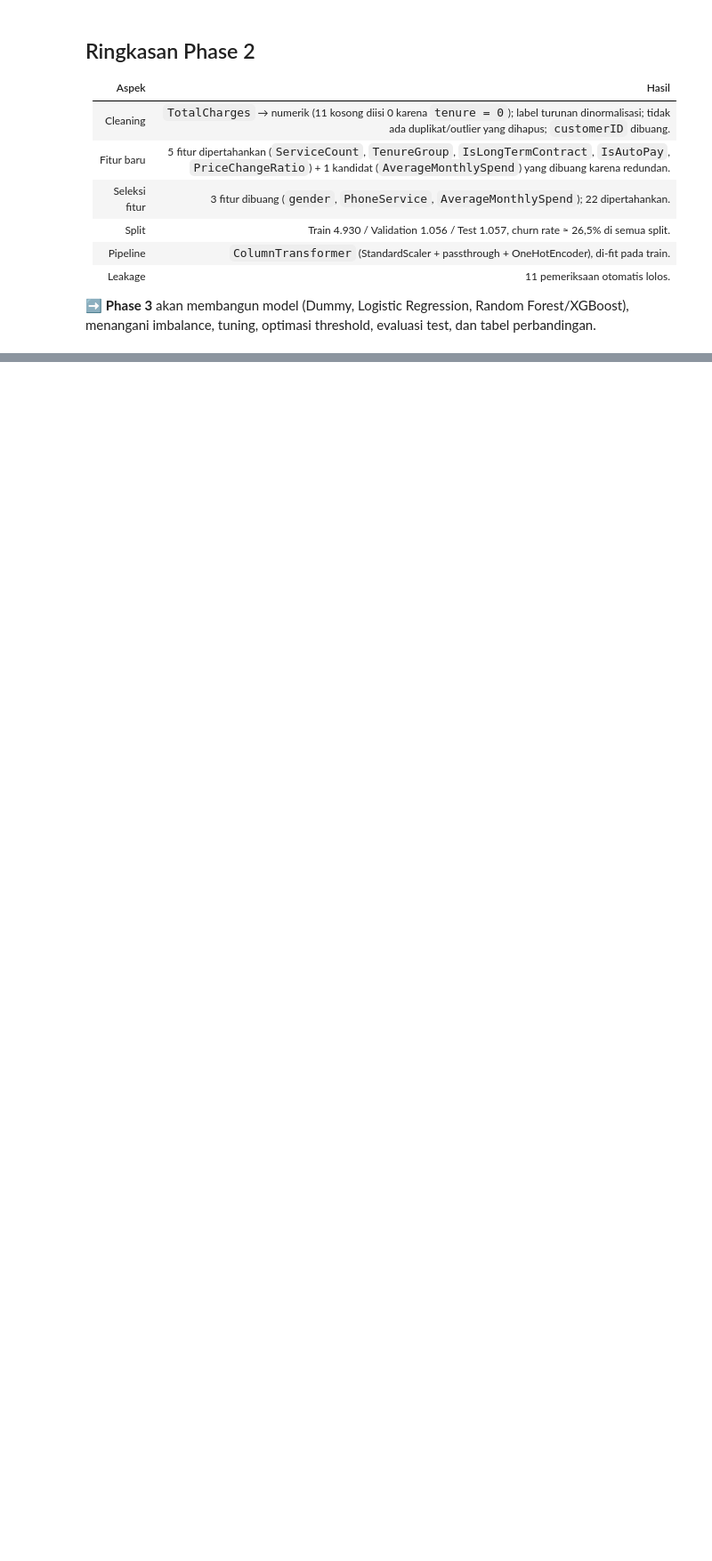
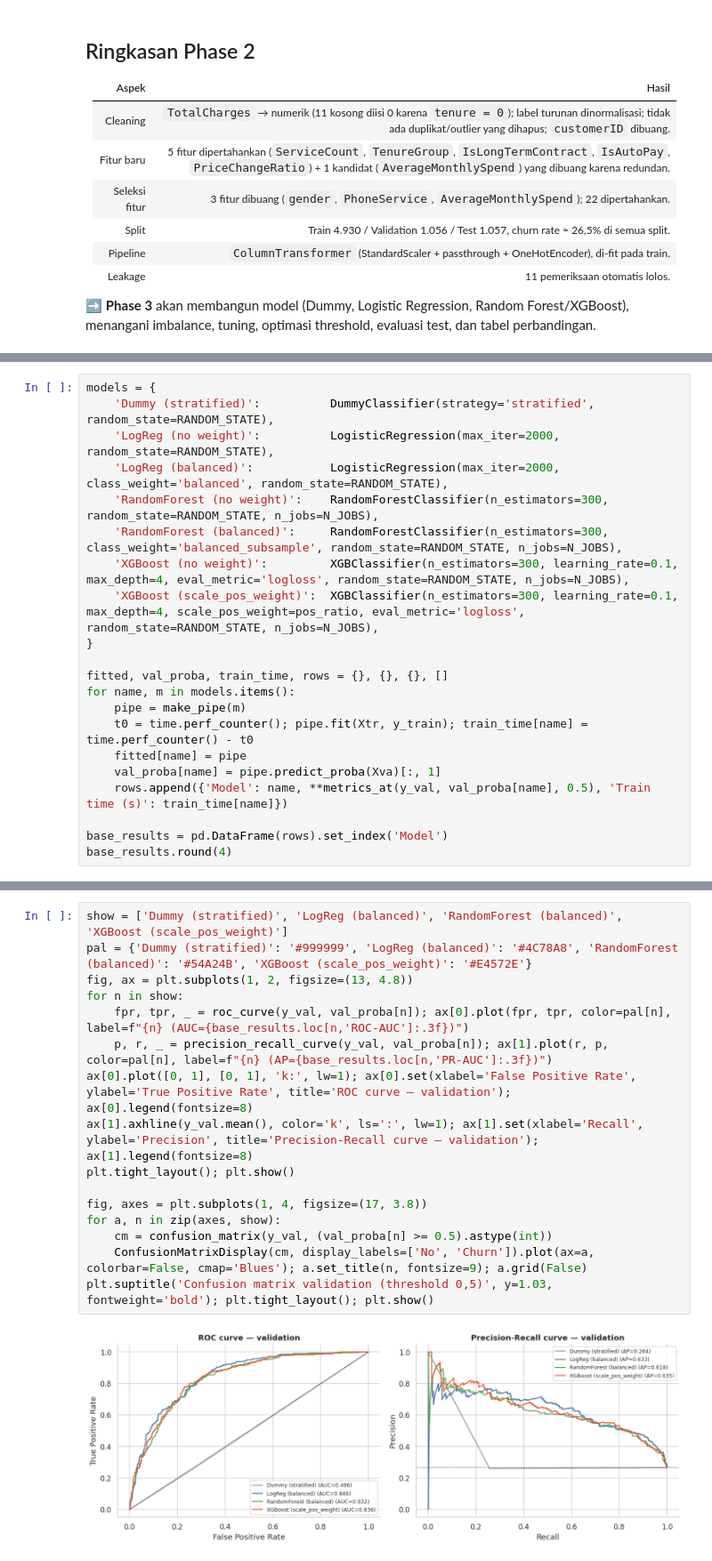
Before and after one commit to arielsharonferdinandus/Telco_Customer_Churn_Prediction, a Jupyter notebook: Telco_Churn_Notebook.ipynb, the cells around one changed output, grey strips where cells are left out. Shown at 89% size. Cells and saved outputs as stored; diff of their text form; blank space fills up the shorter version.

```diff
--- a/Telco_Churn_Notebook.ipynb
+++ b/Telco_Churn_Notebook.ipynb
@@ -835,0 +886,21 @@ Semua pemeriksaan leakage LOLOS.
+# %%
+models = {
+    'Dummy (stratified)':          DummyClassifier(strategy='stratified', random_state=RANDOM_STATE),
+    'LogReg (no weight)':          LogisticRegression(max_iter=2000, random_state=RANDOM_STATE),
+    'LogReg (balanced)':           LogisticRegression(max_iter=2000, class_weight='balanced', random_state=RANDOM_STATE),
+    'RandomForest (no weight)':    RandomForestClassifier(n_estimators=300, random_state=RANDOM_STATE, n_jobs=N_JOBS),
+    'RandomForest (balanced)':     RandomForestClassifier(n_estimators=300, class_weight='balanced_subsample', random_state=RANDOM_STATE, n_jobs=N_JOBS),
+    'XGBoost (no weight)':         XGBClassifier(n_estimators=300, learning_rate=0.1, max_depth=4, eval_metric='logloss', random_state=RANDOM_STATE, n_jobs=N_JOBS),
+    'XGBoost (scale_pos_weight)':  XGBClassifier(n_estimators=300, learning_rate=0.1, max_depth=4, scale_pos_weight=pos_ratio, eval_metric='logloss', random_state=RANDOM_STATE, n_jobs=N_JOBS),
+}
+
+fitted, val_proba, train_time, rows = {}, {}, {}, []
+for name, m in models.items():
+    pipe = make_pipe(m)
+    t0 = time.perf_counter(); pipe.fit(Xtr, y_train); train_time[name] = time.perf_counter() - t0
+    fitted[name] = pipe
+    val_proba[name] = pipe.predict_proba(Xva)[:, 1]
+    rows.append({'Model': name, **metrics_at(y_val, val_proba[name], 0.5), 'Train time (s)': train_time[name]})
+
+base_results = pd.DataFrame(rows).set_index('Model')
+base_results.round(4)
@@ -835,0 +920,18 @@ Semua pemeriksaan leakage LOLOS.
+# %%
+show = ['Dummy (stratified)', 'LogReg (balanced)', 'RandomForest (balanced)', 'XGBoost (scale_pos_weight)']
+pal = {'Dummy (stratified)': '#999999', 'LogReg (balanced)': '#4C78A8', 'RandomForest (balanced)': '#54A24B', 'XGBoost (scale_pos_weight)': '#E4572E'}
+fig, ax = plt.subplots(1, 2, figsize=(13, 4.8))
+for n in show:
+    fpr, tpr, _ = roc_curve(y_val, val_proba[n]); ax[0].plot(fpr, tpr, color=pal[n], label=f"{n} (AUC={base_results.loc[n,'ROC-AUC']:.3f})")
+    p, r, _ = precision_recall_curve(y_val, val_proba[n]); ax[1].plot(r, p, color=pal[n], label=f"{n} (AP={base_results.loc[n,'PR-AUC']:.3f})")
+ax[0].plot([0, 1], [0, 1], 'k:', lw=1); ax[0].set(xlabel='False Positive Rate', ylabel='True Positive Rate', title='ROC curve — validation'); ax[0].legend(fontsize=8)
+ax[1].axhline(y_val.mean(), color='k', ls=':', lw=1); ax[1].set(xlabel='Recall', ylabel='Precision', title='Precision-Recall curve — validation'); ax[1].legend(fontsize=8)
+plt.tight_layout(); plt.show()
+
+fig, axes = plt.subplots(1, 4, figsize=(17, 3.8))
+for a, n in zip(axes, show):
+    cm = confusion_matrix(y_val, (val_proba[n] >= 0.5).astype(int))
+    ConfusionMatrixDisplay(cm, display_labels=['No', 'Churn']).plot(ax=a, colorbar=False, cmap='Blues'); a.set_title(n, fontsize=9); a.grid(False)
+plt.suptitle('Confusion matrix validation (threshold 0,5)', y=1.03, fontweight='bold'); plt.tight_layout(); plt.show()
+# %% [output]
+[figure, added]
```
Also changed, not shown: parts of 25 cells of this notebook.
